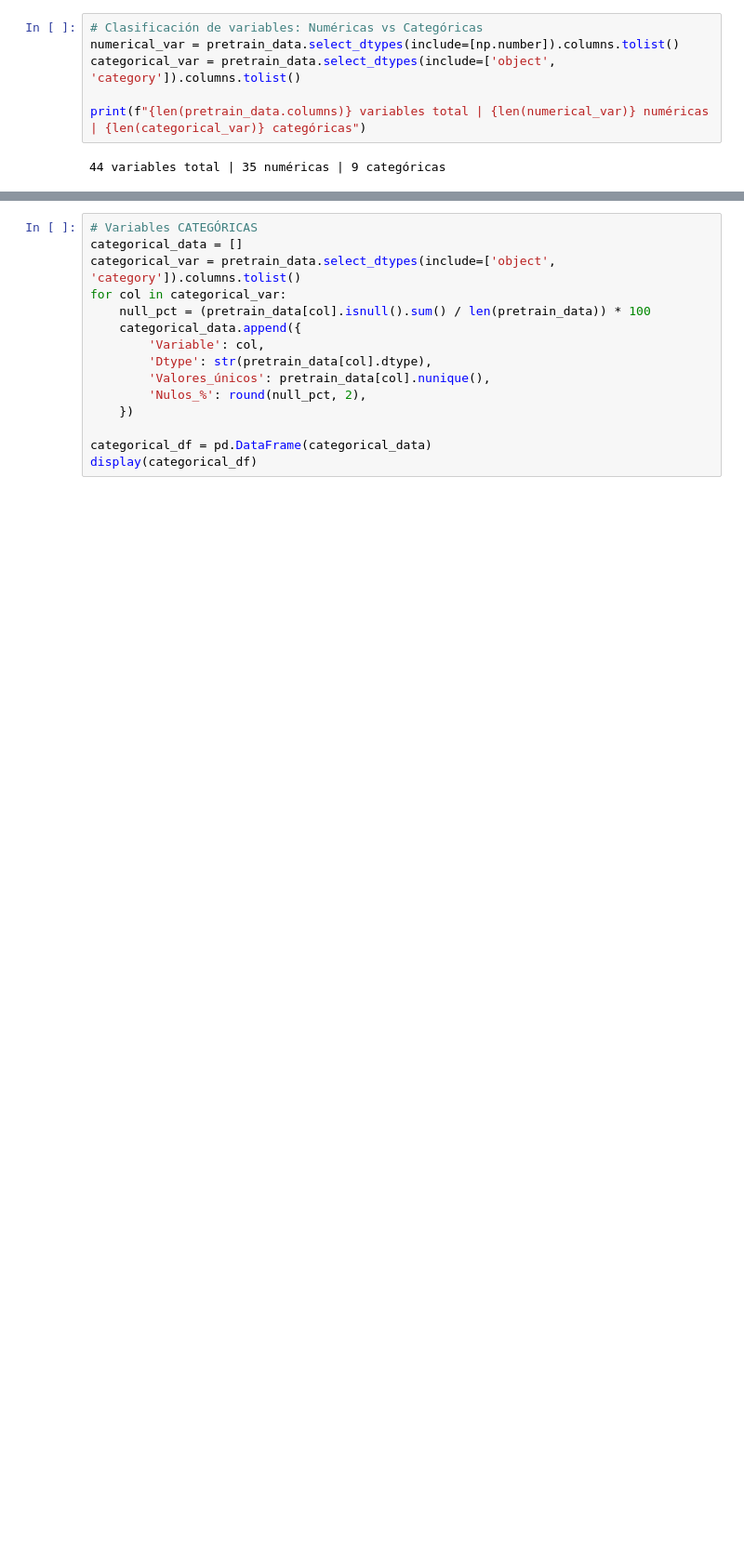
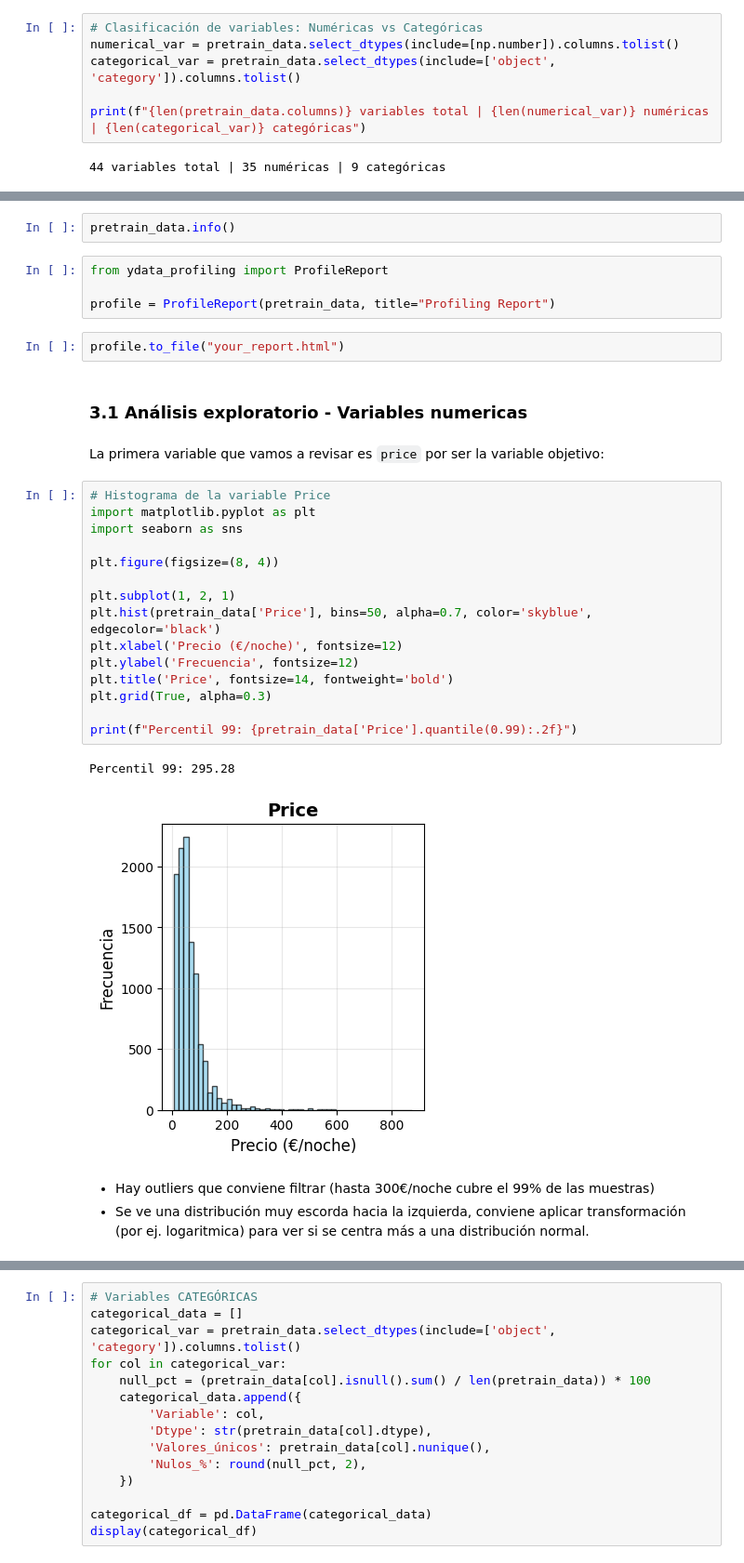
Before and after one commit to mariaeugenia-alvarez/hands-on-coding-machine-learning-project, a Jupyter notebook: ml-airbnb.ipynb, the cells around one changed output, grey strips where cells are left out. Shown: that part at 93% size. Saved outputs shown, nothing was run; the diff lists cells and outputs as text; blank space fills up the shorter version.

Commit message:
chore(chore/data-preprocessing2): transformation obj variable Price

```diff
--- a/ml-airbnb.ipynb
+++ b/ml-airbnb.ipynb
@@ -214,0 +220,33 @@ print(f"{len(pretrain_data.columns)} variables total | {len(numerical_var)} num
+# %%
+pretrain_data.info()
+# %%
+from ydata_profiling import ProfileReport
+
+profile = ProfileReport(pretrain_data, title="Profiling Report")
+# %%
+profile.to_file("your_report.html")
+# %% [markdown]
+### 3.1 Análisis exploratorio - Variables numericas
+# %% [markdown]
+La primera variable que vamos a revisar es `price` por ser la variable objetivo:
+# %%
+# Histograma de la variable Price
+import matplotlib.pyplot as plt
+import seaborn as sns
+
+plt.figure(figsize=(8, 4))
+
+plt.subplot(1, 2, 1)
+plt.hist(pretrain_data['Price'], bins=50, alpha=0.7, color='skyblue', edgecolor='black')
+plt.xlabel('Precio (€/noche)', fontsize=12)
+plt.ylabel('Frecuencia', fontsize=12)
+plt.title('Price', fontsize=14, fontweight='bold')
+plt.grid(True, alpha=0.3)
+
+print(f"Percentil 99: {pretrain_data['Price'].quantile(0.99):.2f}")
+# %% [output]
+Percentil 99: 295.28
+[figure, added]
+# %% [markdown]
+- Hay outliers que conviene filtrar (hasta 300€/noche cubre el 99% de las muestras)
+- Se ve una distribución muy escorda hacia la izquierda, conviene aplicar transformación (por ej. logaritmica) para ver si se centra más a una distribución normal.
```
Also changed, not shown: parts of 12 cells of this notebook, 1 other file.
